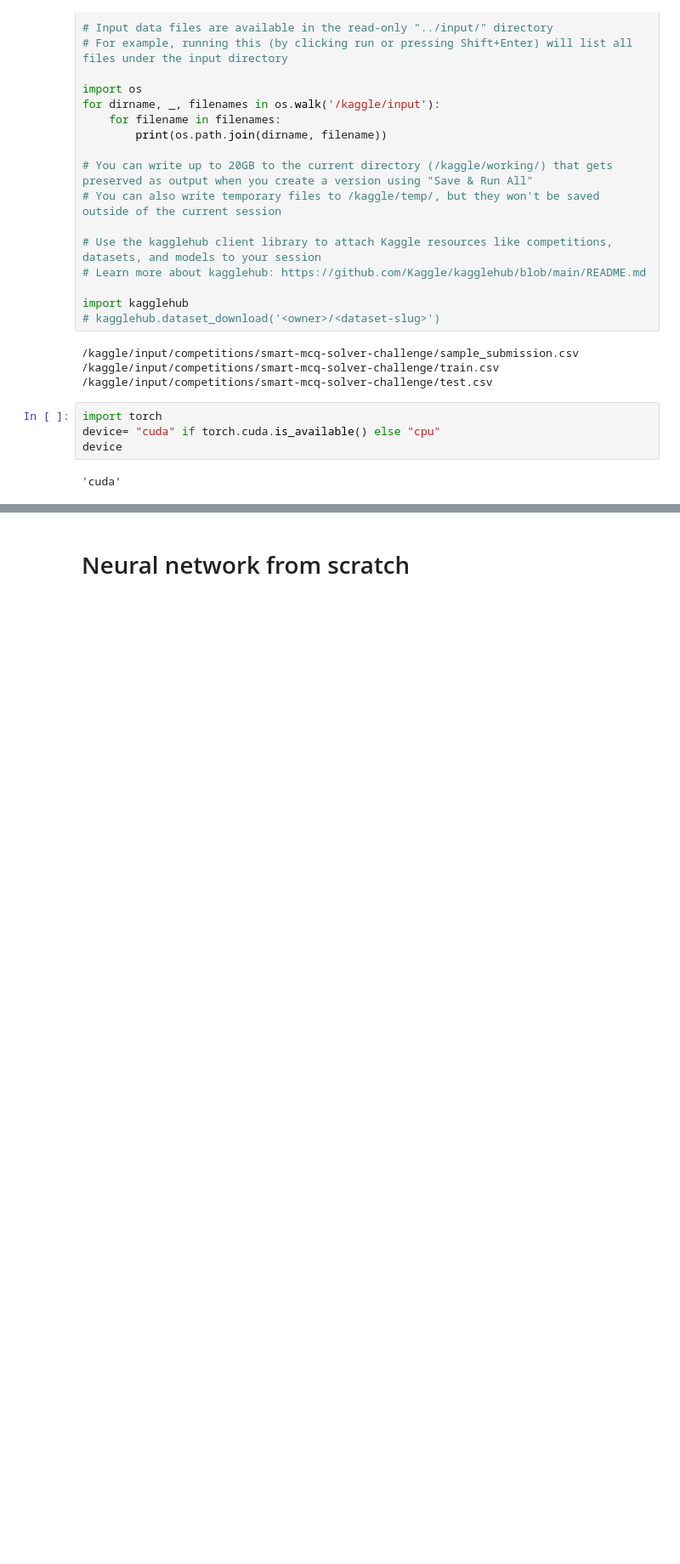
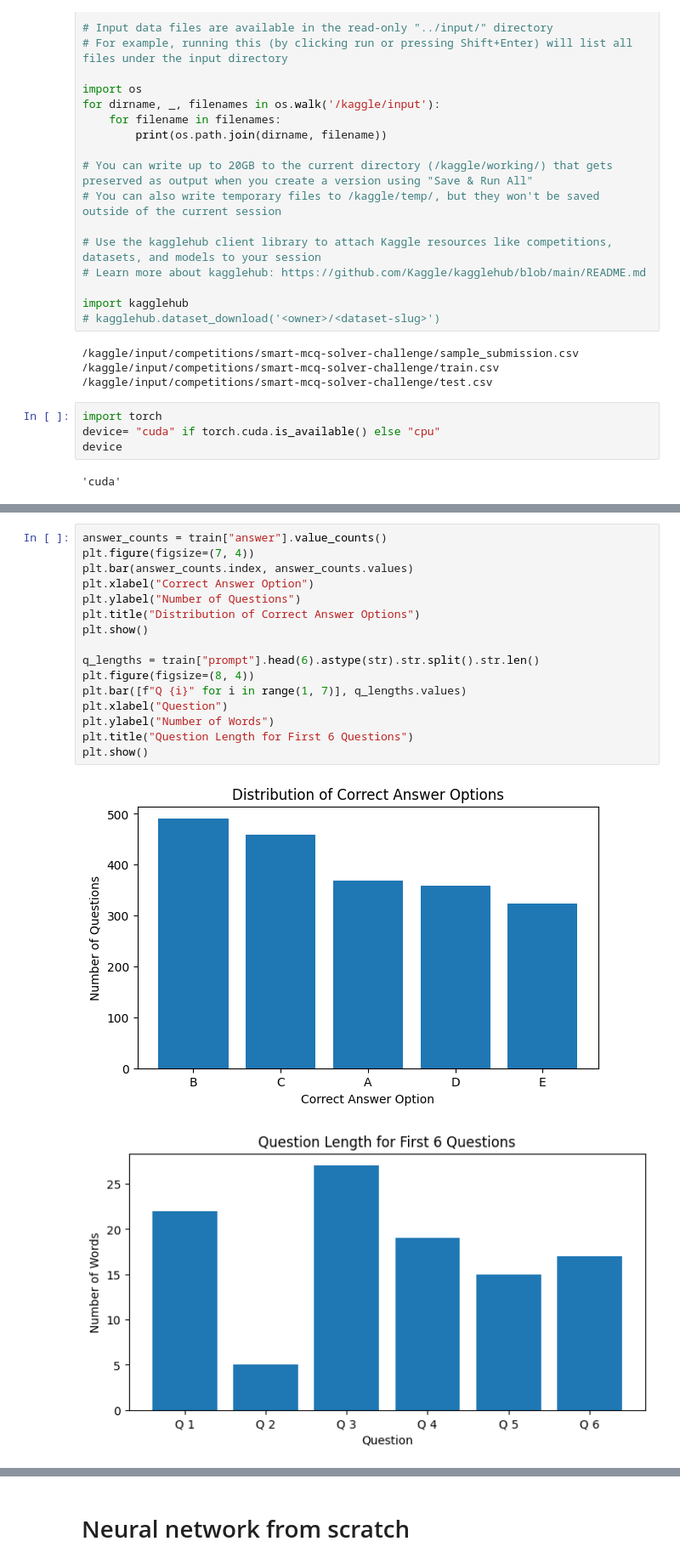
Before and after one commit to SatwikaR-2528/smart-mcq-solver, a Jupyter notebook: DL-24f3004475-notebook-t22026.ipynb, the cells around one changed output, grey strips where cells are left out. Shown at 85% size. Cells and saved outputs as stored; diff of their text form; blank space fills up the shorter version.

```diff
--- a/DL-24f3004475-notebook-t22026.ipynb
+++ b/DL-24f3004475-notebook-t22026.ipynb
@@ -37 +57,20 @@ device
+# %%
+answer_counts = train["answer"].value_counts()
+plt.figure(figsize=(7, 4))
+plt.bar(answer_counts.index, answer_counts.values)
+plt.xlabel("Correct Answer Option")
+plt.ylabel("Number of Questions")
+plt.title("Distribution of Correct Answer Options")
+plt.show()
+
+q_lengths = train["prompt"].head(6).astype(str).str.split().str.len()
+plt.figure(figsize=(8, 4))
+plt.bar([f"Q {i}" for i in range(1, 7)], q_lengths.values)
+plt.xlabel("Question")
+plt.ylabel("Number of Words")
+plt.title("Question Length for First 6 Questions")
+plt.show()
+# %% [output]
+[figure, added]
+[figure, added]
 # %%
```
Also changed, not shown: parts of 11 cells of this notebook.
